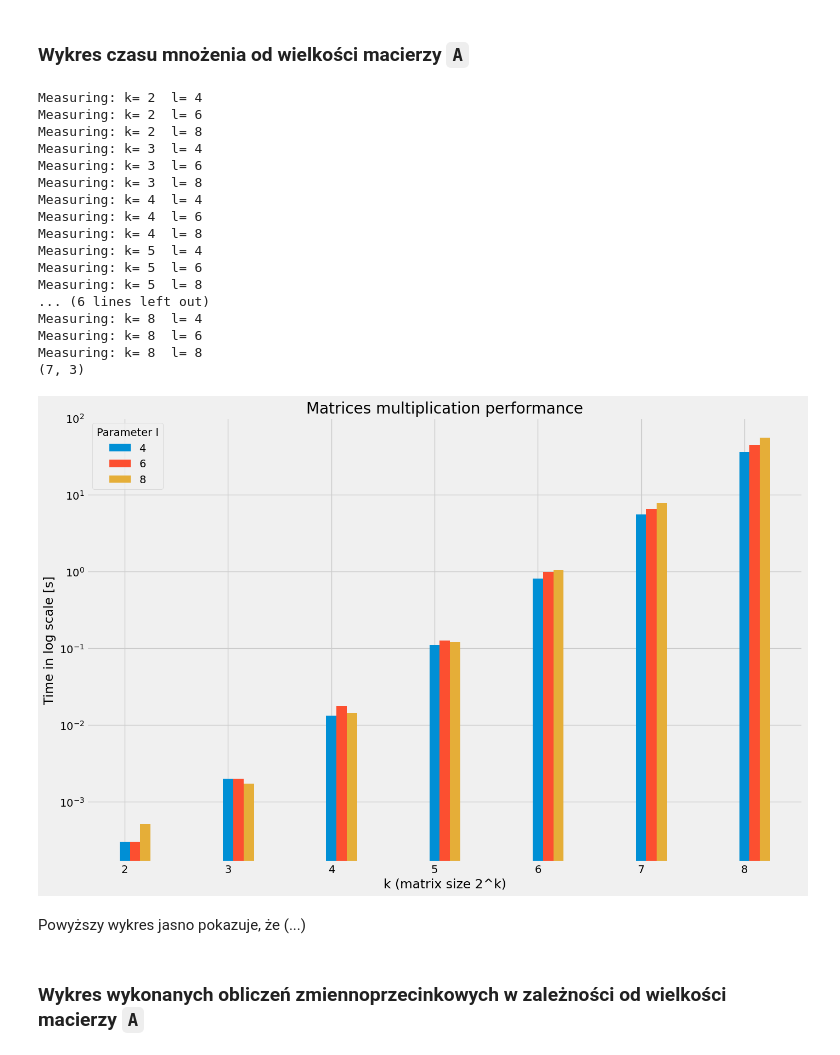
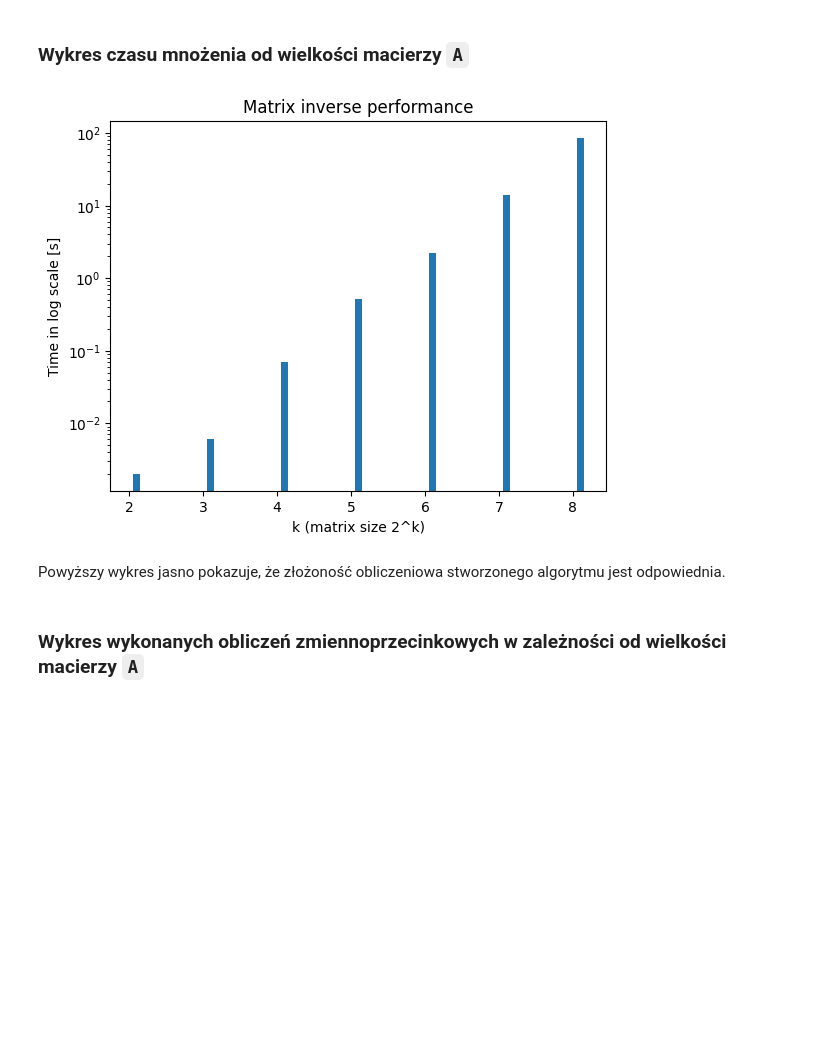
Before and after one commit to pkrucz00/RMiSW, a Jupyter notebook: Lab2/Rachunek macierzowy - mnożenie macierzy.ipynb, the cells around one changed output. Cells and saved outputs as stored; diff of their text form; code cells hidden in the pictures; blank space fills up the shorter version.

Commit message:
Adding chart for time measurements

```diff
--- a/Lab2/Rachunek macierzowy - mnożenie macierzy.ipynb
+++ b/Lab2/Rachunek macierzowy - mnożenie macierzy.ipynb
@@ -52,7 +55,7 @@ Optymalną wartością `l` było 4, więc to tę wartość będziemy używać w
 
 ### Funkcje pomocnicze
 # %%
-def split_matrix_in_quarters(A: np.array):
+def split_matrix_in_quatres(A: np.array):
     half_i = A.shape[0] // 2
     return  A[:half_i, :half_i], \
             A[:half_i, half_i:], \
@@ -90,8 +93,8 @@ def strassen_mat_mul(A: np.array, B: np.array, k: int, l: int) -> np.array:
 
     rec_step = lambda A1, B1: mat_mul(A1, B1, k-1, l)
 
-    A11, A12, A21, A22 = split_matrix_in_quarters(A)
-    B11, B12, B21, B22 = split_matrix_in_quarters(B)
+    A11, A12, A21, A22 = split_matrix_in_quatres(A)
+    B11, B12, B21, B22 = split_matrix_in_quatres(B)
 
     M1 = rec_step(A11 + A22, B11 + B22)
     M2 = rec_step(A21 + A22, B11)
@@ -131,34 +149,22 @@ plt.style.use('fivethirtyeight')
 # %% [markdown]
 ### Wykres czasu mnożenia od wielkości macierzy `A`
 # %%
-### DO ZMIANY NA NOWY
-
 k_values = np.arange(2, 9)
 num_range = 100
 
 ### kod generujący czas
 
-def measure_mat_mul_time() -> np.array:
-    times = []
+def measure_inverse_times() -> np.array:
+    def measure_one_time(k):
+        size = 2**k
+        A = np.random.randint(0, num_range, (size, size))
 
-    for i, k in enumerate(k_values):
-        times.append([])
-        for j, l in enumerate(l_values):
-            size = 2**k
-            A = np.random.randint(0, num_range, (size, size))
-            B = np.random.randint(0, num_range, (size, size))
+        t1 = time.time()
+        inverse(A, k)
+        t2 = time.time()
+        return t2 - t1
 
-            it = 10
-            start = time.time()
-            for _ in range(it):
-                mat_mul(A, B, k, l)
-            end = time.time()
-            res = (end-start)/it
-
-
-            times[i].append(res)
-
-    return np.array(times)
+    return np.array([measure_one_time(k) for k in k_values])
 
 ### kod wykresu
 
@@ -166,40 +172,21 @@ def plot_time_results(times: np.array) -> None:
     x = k_values
     x_axis = np.arange(len(x))
 
-    for i, l in enumerate(l_values):
-        plt.bar(x_axis + 0.1*i, times[i], 0.1, label=l)
+    plt.bar(x_axis + 0.1, times, 0.1)
 
     plt.xticks(x_axis, x)
     plt.xlabel("k (matrix size 2^k)")
     plt.ylabel("Time in log scale [s]")
     plt.yscale("log")
-    plt.title("Matrices multiplication performance")
-    plt.legend(title="Parameter l")
+    plt.title("Matrix inverse performance")
     plt.show()
 # %%
-times = measure_mat_mul_time()
+times = measure_inverse_times()
 plot_time_results(times.T)
 # %% [output]
-Measuring: k= 2  l= 4
-Measuring: k= 2  l= 6
-Measuring: k= 2  l= 8
-Measuring: k= 3  l= 4
-Measuring: k= 3  l= 6
-Measuring: k= 3  l= 8
-Measuring: k= 4  l= 4
-Measuring: k= 4  l= 6
-Measuring: k= 4  l= 8
-Measuring: k= 5  l= 4
-Measuring: k= 5  l= 6
-Measuring: k= 5  l= 8
-... (6 lines left out)
-Measuring: k= 8  l= 4
-Measuring: k= 8  l= 6
-Measuring: k= 8  l= 8
-(7, 3)
-[figure, old version]
+[figure, new version]
 # %% [markdown]
-Powyższy wykres jasno pokazuje, że (...)
+Powyższy wykres jasno pokazuje, że złożoność obliczeniowa stworzonego algorytmu jest odpowiednia.
 # %% [markdown]
 ### Wykres wykonanych obliczeń zmiennoprzecinkowych w zależności od wielkości macierzy `A`
 # %%
```
Also changed, not shown: parts of 4 cells of this notebook, 2 other files.
